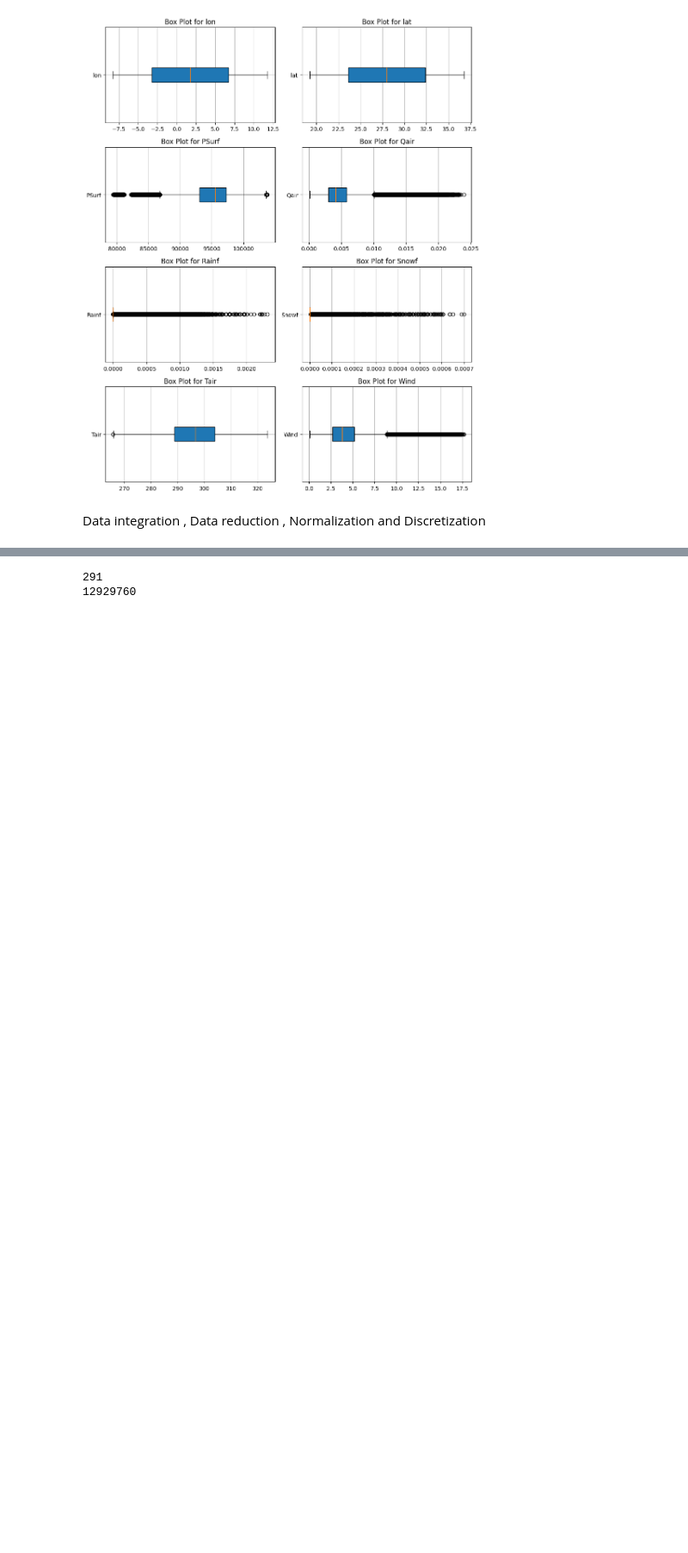
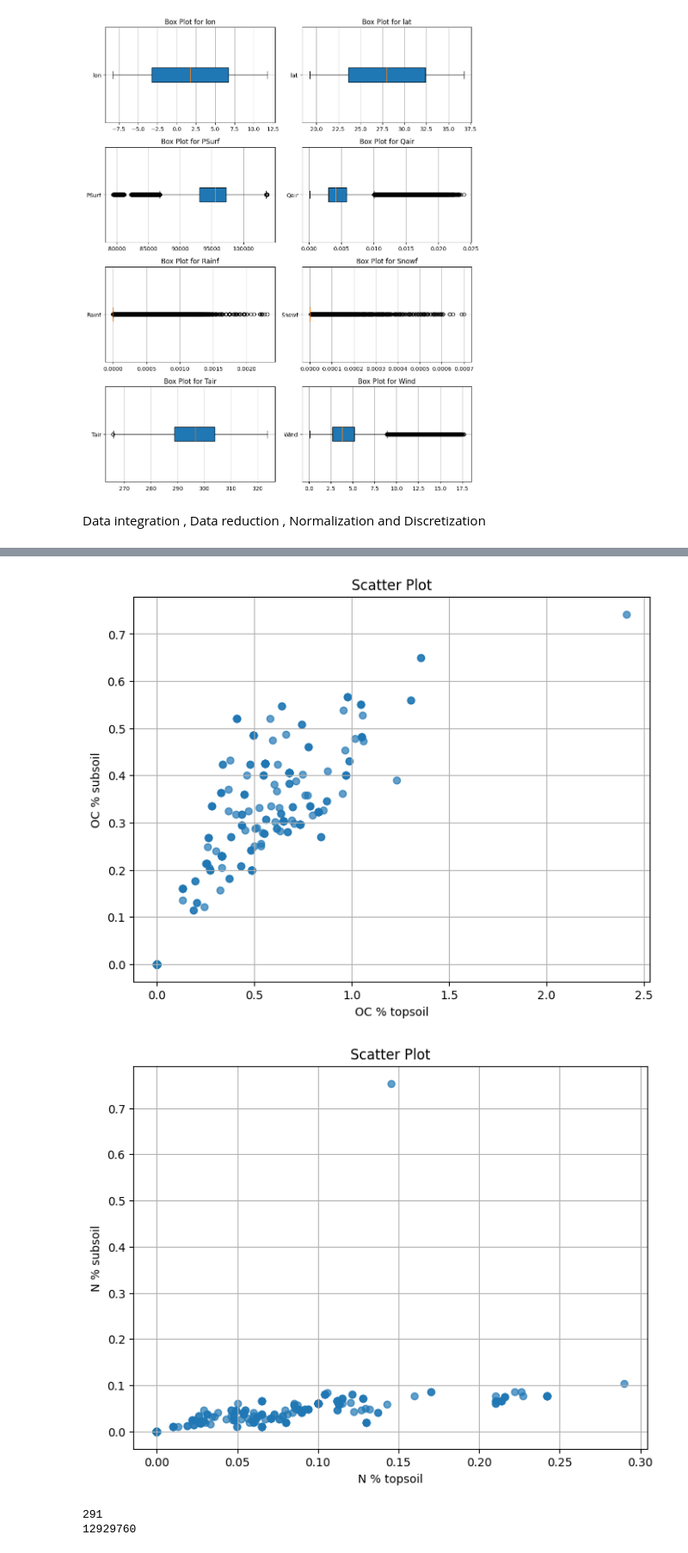
Before and after one commit to rahilGhamraci/Data-Mining-Project, a Jupyter notebook: part 1.ipynb, the cells around one changed output, grey strips where cells are left out. Shown at 86% size. Saved outputs shown, nothing was run; the diff lists cells and outputs as text; code cells hidden in the pictures; blank space fills up the shorter version.

```diff
--- a/part 1.ipynb
+++ b/part 1.ipynb
@@ -993,3 +1011,9 @@ climate_gdf = gpd.read_file("final_climate_data.gpkg")
+# %%
+scatter_plot("OC % topsoil","OC % subsoil",soil_gdf["OC % topsoil"],soil_gdf["OC % subsoil"])
+scatter_plot("N % topsoil","N % subsoil",soil_gdf["N % topsoil"],soil_gdf["N % subsoil"])
+# %% [output]
+[figure, added]
+[figure, added]
 # %%
 print(soil_gdf.shape[0])
 print(climate_gdf.shape[0])
```
Also changed, not shown: parts of 8 cells of this notebook, 1 other file.
